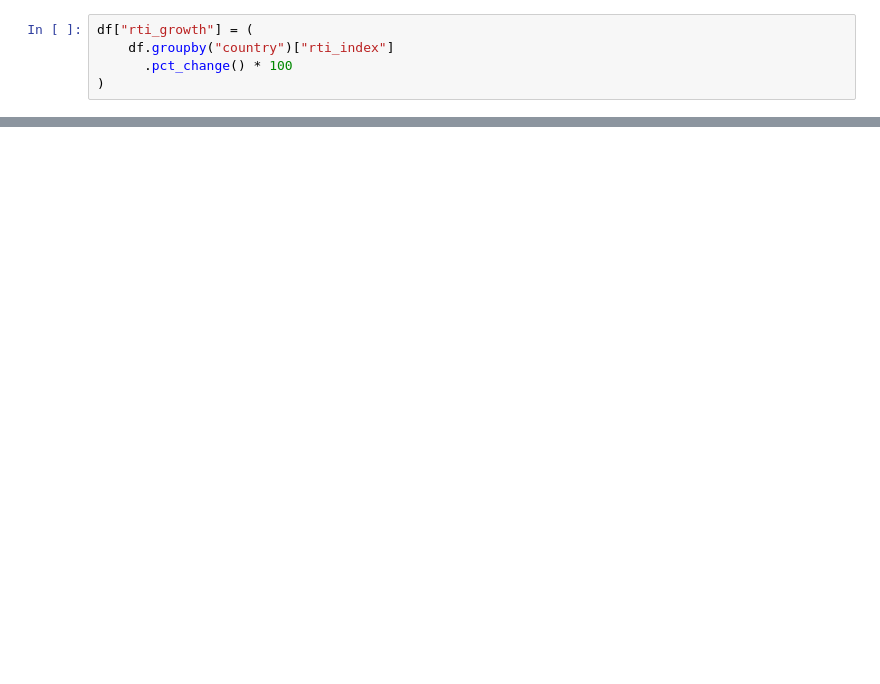
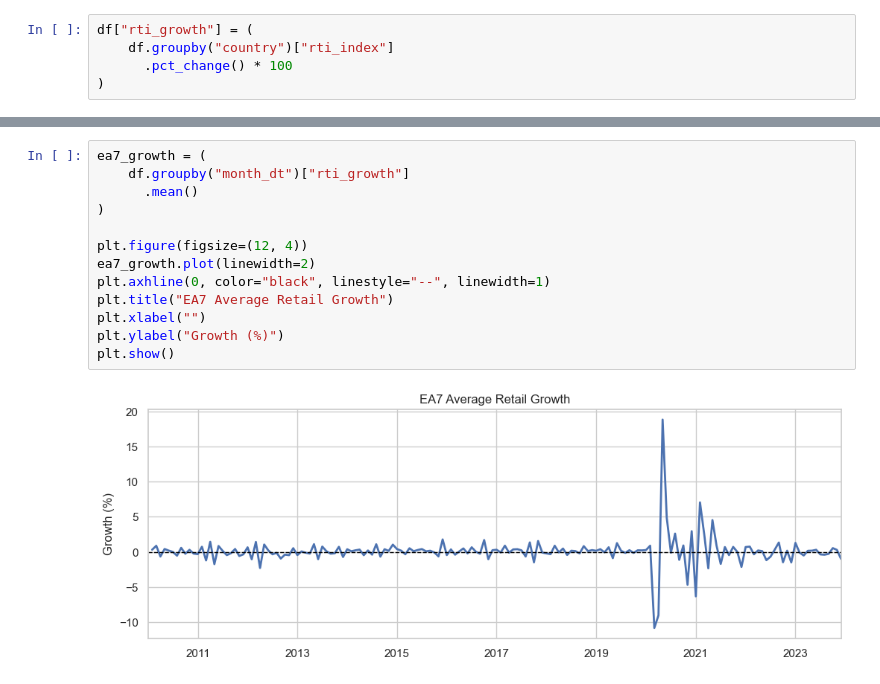
Before and after one commit to gsanaev/retail-data-intelligence, a Jupyter notebook: notebooks/02_retail_dynamics.ipynb, the cells around one changed output, grey strips where cells are left out. Drawn from its saved outputs; the diff is of its cells as text; blank space fills up the shorter version.

```diff
--- a/notebooks/02_retail_dynamics.ipynb
+++ b/notebooks/02_retail_dynamics.ipynb
@@ -159,0 +147,15 @@ Next, we examine how **inflation and sentiment interact with retail activity**.
+# %%
+ea7_growth = (
+    df.groupby("month_dt")["rti_growth"]
+      .mean()
+)
+
+plt.figure(figsize=(12, 4))
+ea7_growth.plot(linewidth=2)
+plt.axhline(0, color="black", linestyle="--", linewidth=1)
+plt.title("EA7 Average Retail Growth")
+plt.xlabel("")
+plt.ylabel("Growth (%)")
+plt.show()
+# %% [output]
+[figure, added]
```
Also changed, not shown: parts of 25 cells of this notebook, 8 other files.
